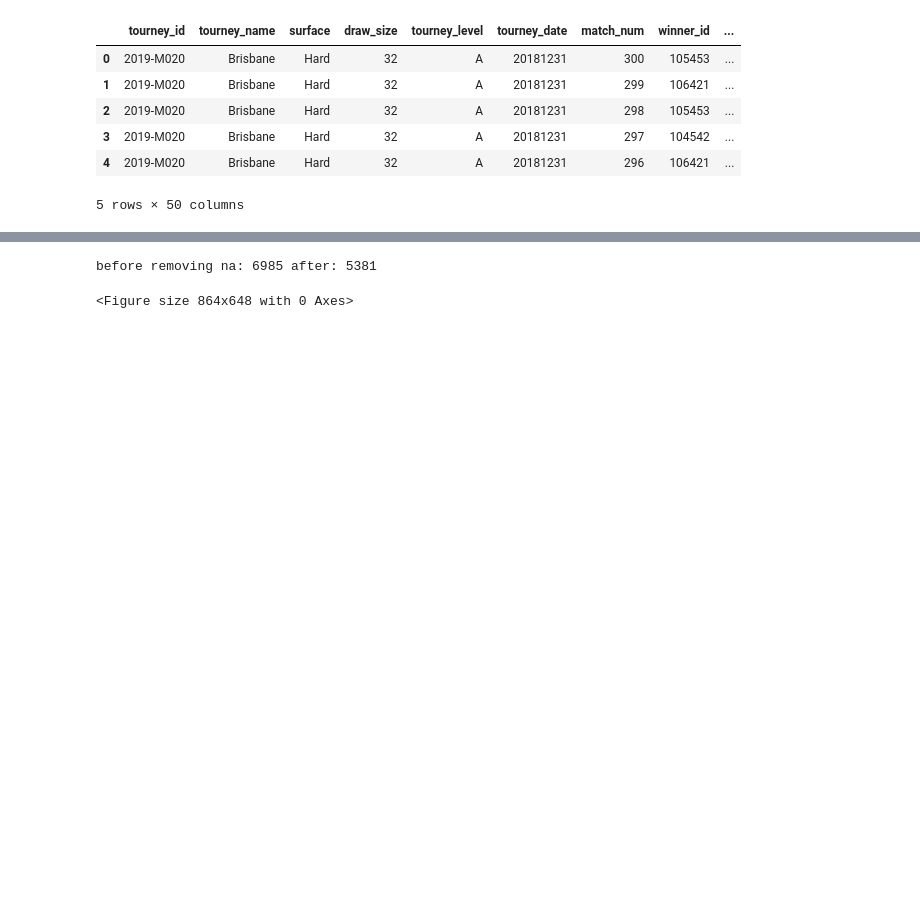
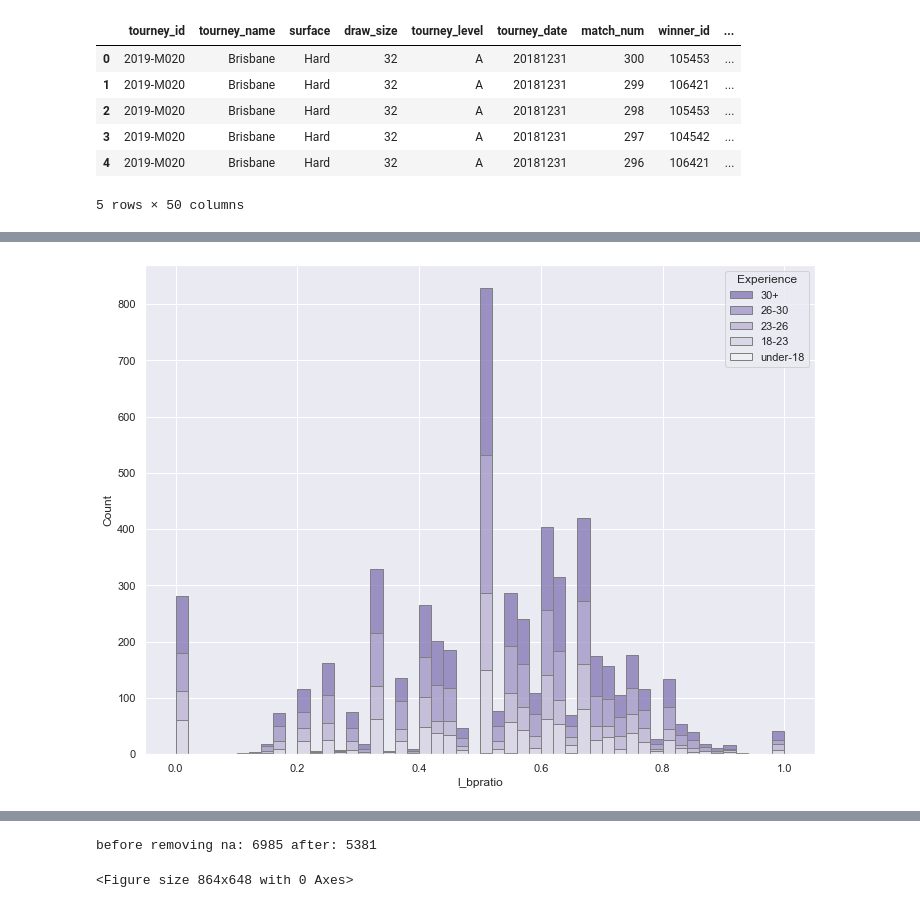
Before and after one commit to BorisBorisov33/Data-Analysis-Group-Project, a Jupyter notebook: analysis.ipynb, the cells around one changed output, grey strips where cells are left out. Cells and saved outputs as stored; diff of their text form; code cells hidden in the pictures; blank space fills up the shorter version.

```diff
--- a/analysis.ipynb
+++ b/analysis.ipynb
@@ -40,0 +77,10 @@ df_full.head()
+# %%
+loser_numeric= df_full[["loser_ht","loser_age","l_ace","l_df","l_svpt","l_1stIn","l_1stWon","l_2ndWon","l_SvGms","l_bpSaved","l_bpFaced","tourney_level"]]
+loser_numeric=loser_numeric.dropna()
+loser_numeric.reset_index(drop=True, inplace=True)
+# %%
+winner_numeric= df_full[["winner_ht","winner_age","w_ace","w_df","w_svpt","w_1stIn","w_1stWon","w_2ndWon","w_SvGms","w_bpSaved","w_bpFaced","tourney_level"]]
+winner_numeric=winner_numeric.dropna()
+winner_numeric.reset_index(drop=True, inplace=True)
+loser_numeric["l_bpratio"]= loser_numeric["l_bpSaved"]/ loser_numeric["l_bpFaced"]
+winner_numeric["w_bpratio"]= winner_numeric["w_bpSaved"]/ winner_numeric["w_bpFaced"]
@@ -40,0 +100,27 @@ df_full.head()
+# %%
+loser_numeric.loc[loser_numeric['loser_age']<=18, 'Experience']= 'under-18'
+loser_numeric.loc[loser_numeric['loser_age']>18, 'Experience']= 'Rookie'
+loser_numeric.loc[loser_numeric['loser_age']>23, 'Experience']= 'Intermediate'
+loser_numeric.loc[loser_numeric['loser_age']>26, 'Experience']= 'Professional'
+loser_numeric.loc[loser_numeric['loser_age']>30, 'Experience']= 'Veteran'
+
+winner_numeric.loc[winner_numeric['winner_age']<=18, 'Experience']= 'under-18'
+winner_numeric.loc[winner_numeric['winner_age']>18, 'Experience']= 'Rookie'
+winner_numeric.loc[winner_numeric['winner_age']>23, 'Experience']= 'Intermediate'
+winner_numeric.loc[winner_numeric['winner_age']>26, 'Experience']= 'Professional'
+winner_numeric.loc[winner_numeric['winner_age']>30, 'Experience']= 'Veteran'
+# %%
+sns.set_theme(style="darkgrid")
+loser_numeric.loc[loser_numeric['loser_age']<=18, 'Experience']= 'under-18'
+loser_numeric.loc[loser_numeric['loser_age']>18, 'Experience']= '18-23'
+loser_numeric.loc[loser_numeric['loser_age']>23, 'Experience']= '23-26'
+loser_numeric.loc[loser_numeric['loser_age']>26, 'Experience']= '26-30'
+loser_numeric.loc[loser_numeric['loser_age']>30, 'Experience']= '30+'
+
+hue_order = ["30+",'26-30','23-26','18-23','under-18' ]
+
+plot = sns.histplot(loser_numeric, x="l_bpratio",hue="Experience", multiple="stack",
+                    palette="light:m_r",hue_order=hue_order, edgecolor=".5",
+                    bins = 50)
+# %% [output]
+[figure, added]
```
Also changed, not shown: parts of 46 cells of this notebook, 1 other file.
